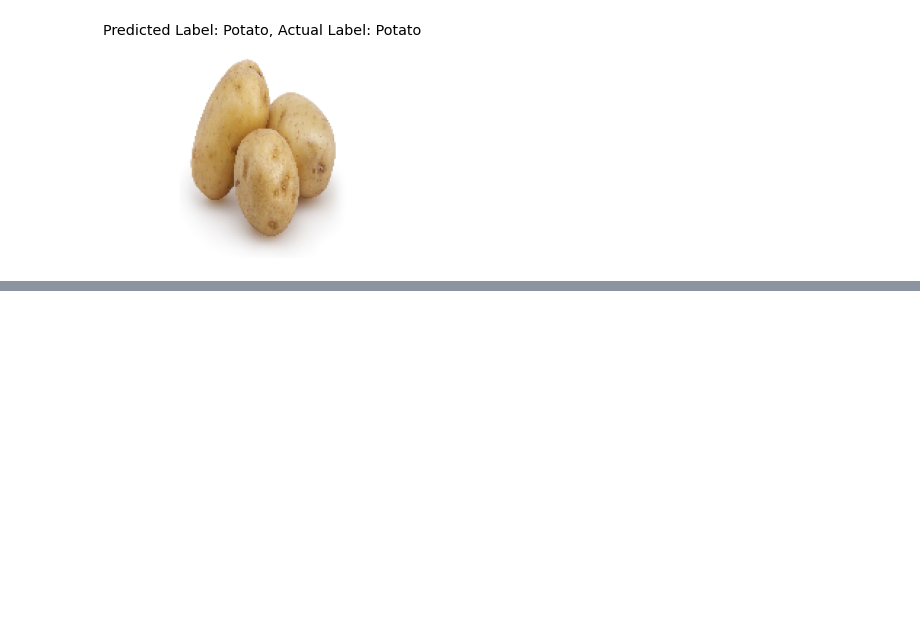
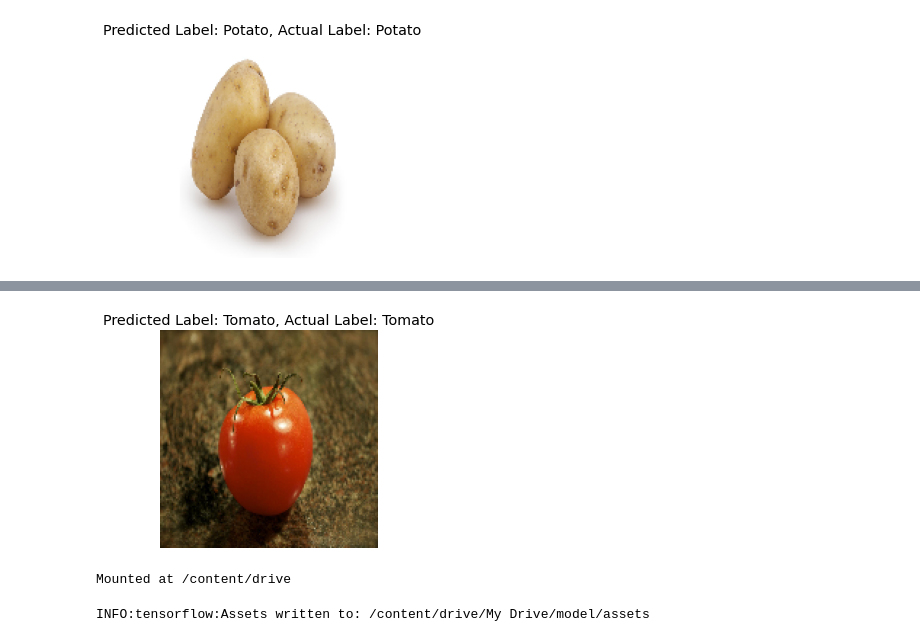
Before and after one commit to andrecpc/mlops-repo, a Jupyter notebook: notebooks/vegetable_image_classification_using_cnn.ipynb, the cells around one changed output, grey strips where cells are left out. Saved outputs shown, nothing was run; the diff lists cells and outputs as text; code cells hidden in the pictures; blank space fills up the shorter version.

```diff
--- a/notebooks/vegetable_image_classification_using_cnn.ipynb
+++ b/notebooks/vegetable_image_classification_using_cnn.ipynb
@@ -298,0 +300,15 @@ generate_predictions(external_image_path_2, actual_label='Potato')
+# %%
+# Generate predictions for external image
+external_image_path_2 = "./tomato-230830_1280.jpg"
+generate_predictions(external_image_path_2, actual_label='Tomato')
+# %% [output]
+[figure, added]
+# %%
+from google.colab import drive
+drive.mount('/content/drive')
+# %% [output]
+Mounted at /content/drive
+# %%
+model.save('/content/drive/My Drive/model')
+# %% [output]
+INFO:tensorflow:Assets written to: /content/drive/My Drive/model/assets
```
Also changed, not shown: parts of 4 cells of this notebook.
